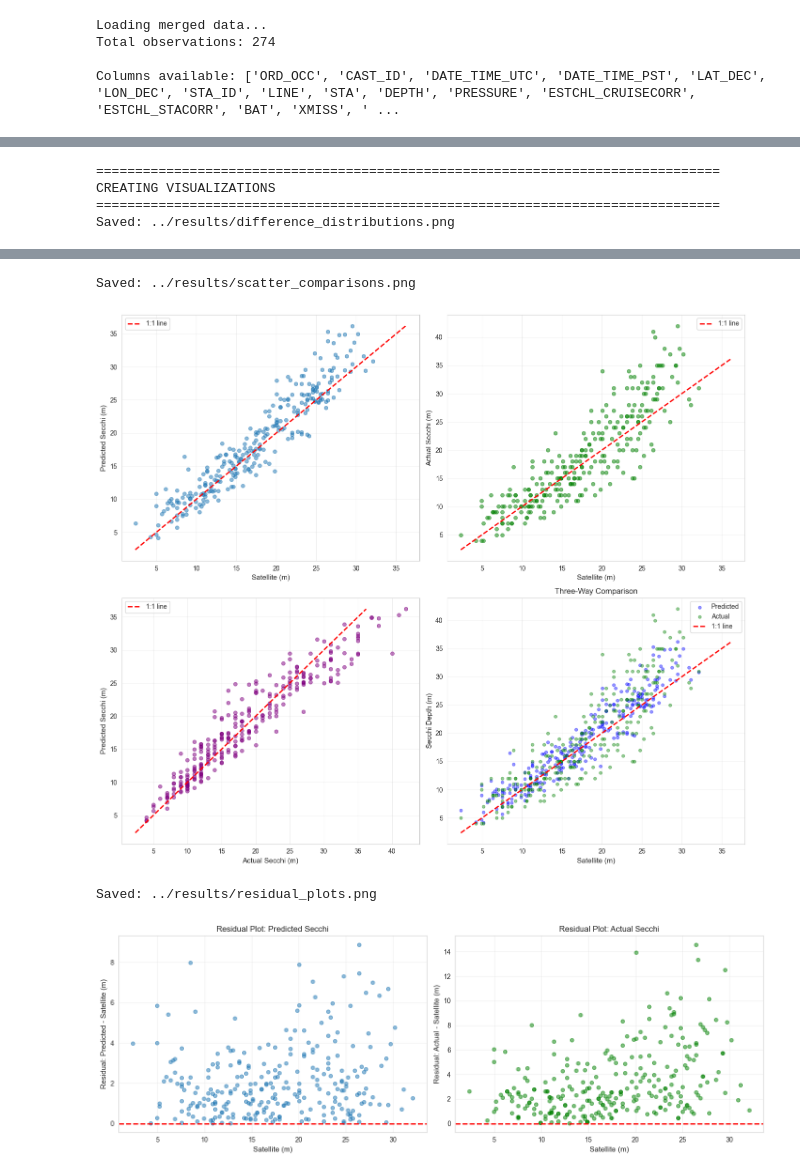
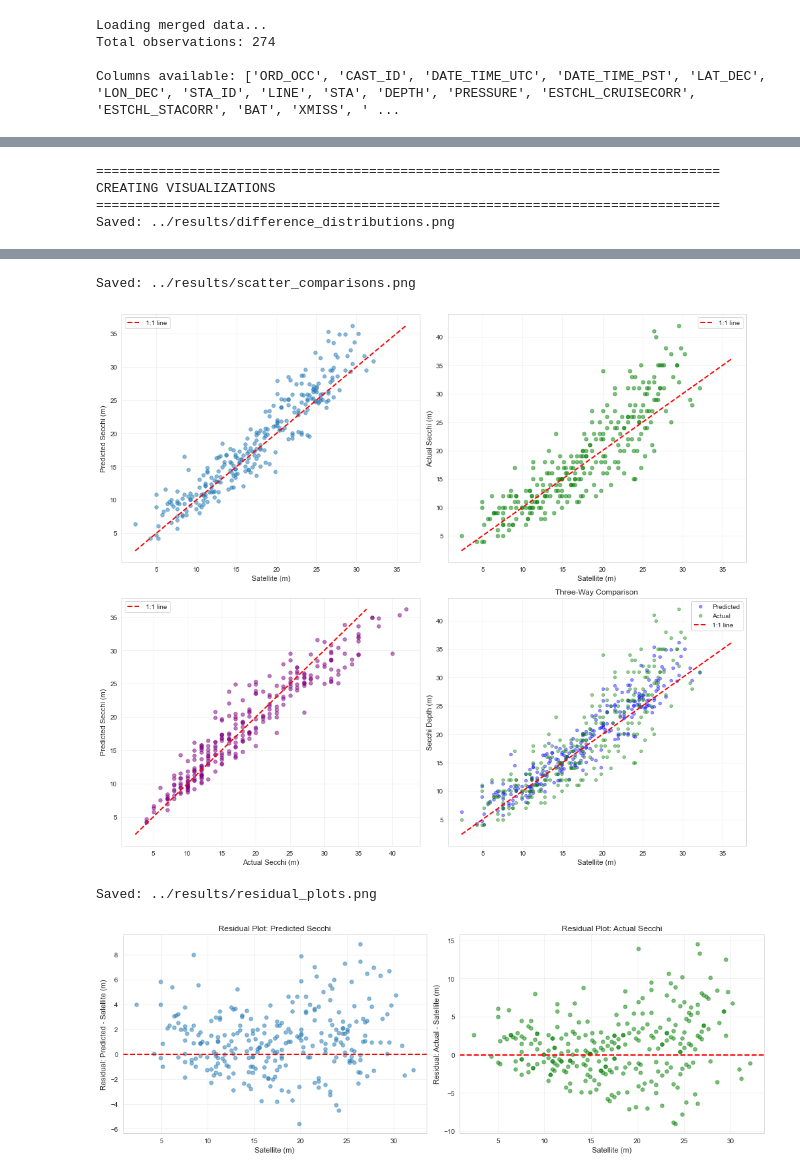
Before and after one commit to LucasC212/Scripps-Light-Attenuation-Capstone-Project, a Jupyter notebook: scripts/Regression.ipynb, the cells around one changed output, grey strips where cells are left out. Cells and saved outputs as stored; diff of their text form; code cells hidden in the pictures.

```diff
--- a/scripts/Regression.ipynb
+++ b/scripts/Regression.ipynb
@@ -904,6 +886,10 @@ if df[satellite_col].dtype == "string":
     df[satellite_col] = pd.to_numeric(df[satellite_col], errors='coerce')
 
 # Difference between predicted and satellite
+df[predicted_col] = pd.to_numeric(df[predicted_col], errors='coerce')
+df[satellite_col] = pd.to_numeric(df[satellite_col], errors='coerce')
+df[actual_secchi_col] = pd.to_numeric(df[actual_secchi_col], errors='coerce')
+
 df['Diff_Predicted_Satellite'] = abs(df[predicted_col] - df[satellite_col])
 
 # Difference between actual Secchi and satellite
@@ -1065,38 +1058,49 @@ print(f"Saved: {results_dir / 'scatter_comparisons.png'}")
 plt.show()
 
 # ============================================================================
-# Figure 3: Residual Plots
+# Figure 3: Residual Plots (SIGNED residuals, not absolute)
 # ============================================================================
 
 fig, axes = plt.subplots(1, 2, figsize=(14, 5))
 
 # Plot 1: Residuals vs Satellite (Predicted)
-axes[0].scatter(df[satellite_col], df['Diff_Predicted_Satellite'], alpha=0.5, s=30)
+axes[0].scatter(
+    df[satellite_col],
+    df[predicted_col] - df[satellite_col],  # ← signed residuals
+    alpha=0.5,
+    s=30
+)
 axes[0].axhline(0, color='red', linestyle='--', linewidth=2)
 axes[0].set_xlabel('Satellite (m)', fontsize=11)
 axes[0].set_ylabel('Residual: Predicted - Satellite (m)', fontsize=11)
 axes[0].set_title('Residual Plot: Predicted Secchi', fontsize=12)
 axes[0].grid(True, alpha=0.3)
 
 # Plot 2: Residuals vs Satellite (Actual)
-axes[1].scatter(df[satellite_col], df['Diff_Actual_Satellite'], alpha=0.5, s=30, color='green')
+axes[1].scatter(
+    df[satellite_col],
+    df[actual_secchi_col] - df[satellite_col],  # ← signed residuals
+    alpha=0.5,
+    s=30,
+    color='green'
+)
 axes[1].axhline(0, color='red', linestyle='--', linewidth=2)
 axes[1].set_xlabel('Satellite (m)', fontsize=11)
 axes[1].set_ylabel('Residual: Actual - Satellite (m)', fontsize=11)
 axes[1].set_title('Residual Plot: Actual Secchi', fontsize=12)
 axes[1].grid(True, alpha=0.3)
 
 plt.tight_layout()
 plt.savefig(results_dir / "residual_plots.png", dpi=300, bbox_inches='tight')
 print(f"Saved: {results_dir / 'residual_plots.png'}")
 plt.show()
 # %% [output]
 ================================================================================
 CREATING VISUALIZATIONS
 ================================================================================
 Saved: ../results/difference_distributions.png
 [figure]
 Saved: ../results/scatter_comparisons.png
 [figure]
 Saved: ../results/residual_plots.png
-[figure, old version]
+[figure, new version]
```
Also changed, not shown: parts of 16 cells of this notebook, 6 other files.
